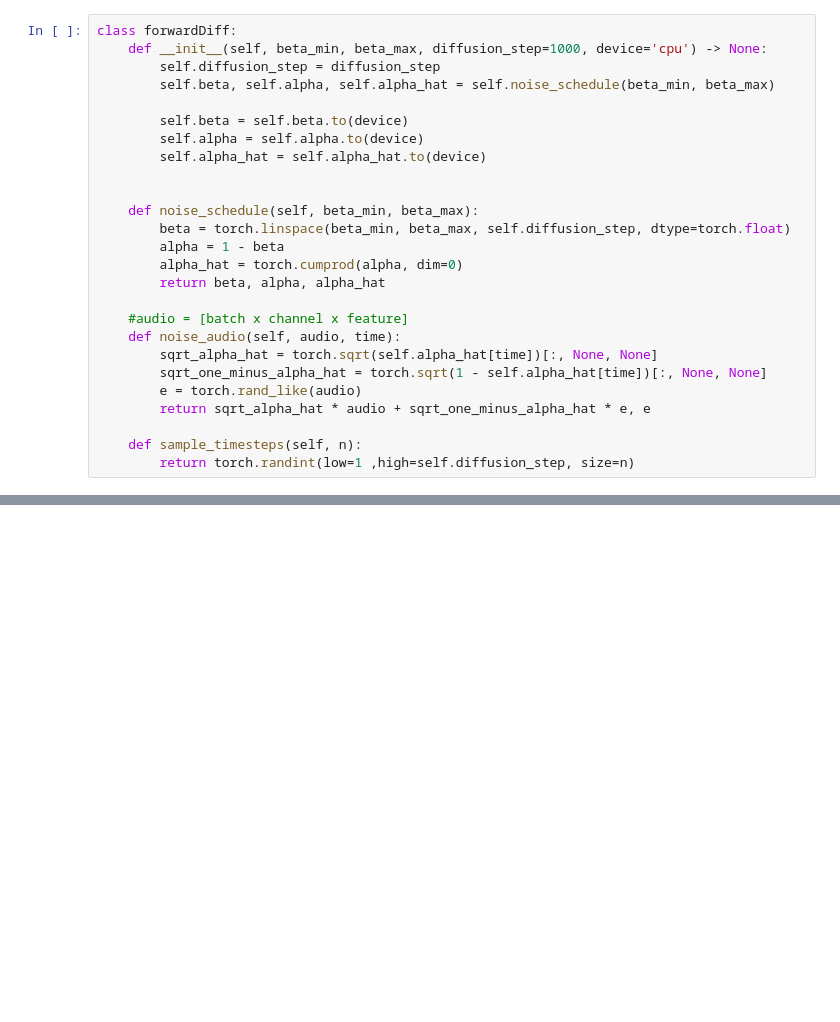
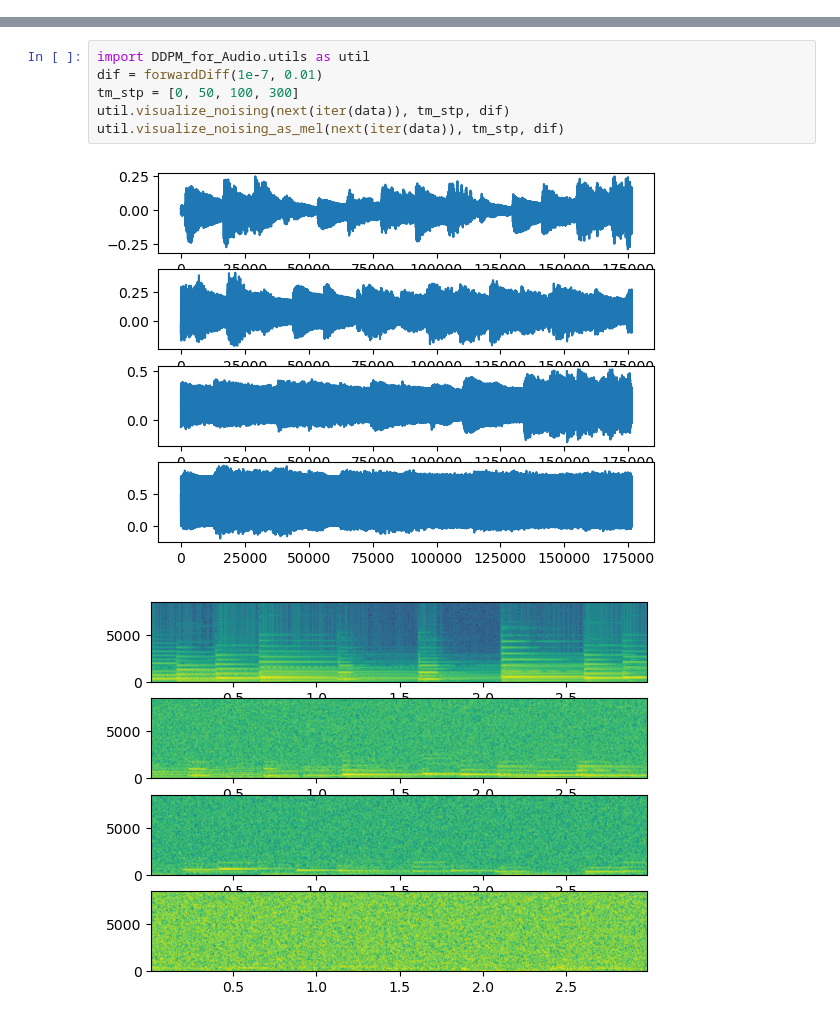
Before and after one commit to Yuze-Wang-RoyAnnd/DDPM_For_Audio, a Jupyter notebook: test.ipynb, the cells around one changed output, grey strips where cells are left out. Cells and saved outputs as stored; diff of their text form; blank space fills up the shorter version.

```diff
--- a/test.ipynb
+++ b/test.ipynb
@@ -69,26 +0,0 @@ torch.Size([4, 1, 176400])
-# %%
-class forwardDiff:
-    def __init__(self, beta_min, beta_max, diffusion_step=1000, device='cpu') -> None:
-        self.diffusion_step = diffusion_step
-        self.beta, self.alpha, self.alpha_hat = self.noise_schedule(beta_min, beta_max)
-
-        self.beta = self.beta.to(device)
-        self.alpha = self.alpha.to(device)
-        self.alpha_hat = self.alpha_hat.to(device)
-
-
-    def noise_schedule(self, beta_min, beta_max):
-        beta = torch.linspace(beta_min, beta_max, self.diffusion_step, dtype=torch.float)
-        alpha = 1 - beta
-        alpha_hat = torch.cumprod(alpha, dim=0)
-        return beta, alpha, alpha_hat
-
-    #audio = [batch x channel x feature]
-    def noise_audio(self, audio, time):
-        sqrt_alpha_hat = torch.sqrt(self.alpha_hat[time])[:, None, None]
-        sqrt_one_minus_alpha_hat = torch.sqrt(1 - self.alpha_hat[time])[:, None, None]
-        e = torch.rand_like(audio)
-        return sqrt_alpha_hat * audio + sqrt_one_minus_alpha_hat * e, e
-
-    def sample_timesteps(self, n):
-        return torch.randint(low=1 ,high=self.diffusion_step, size=n)
@@ -121,0 +28,9 @@ visualize_noise_as_mel(next(iter(data)), tm_stp)
+# %%
+import DDPM_for_Audio.utils as util
+dif = forwardDiff(1e-7, 0.01)
+tm_stp = [0, 50, 100, 300]
+util.visualize_noising(next(iter(data)), tm_stp, dif)
+util.visualize_noising_as_mel(next(iter(data)), tm_stp, dif)
+# %% [output]
+[figure, added]
+[figure, added]
```
Also changed, not shown: parts of 5 cells of this notebook, 3 other files.
